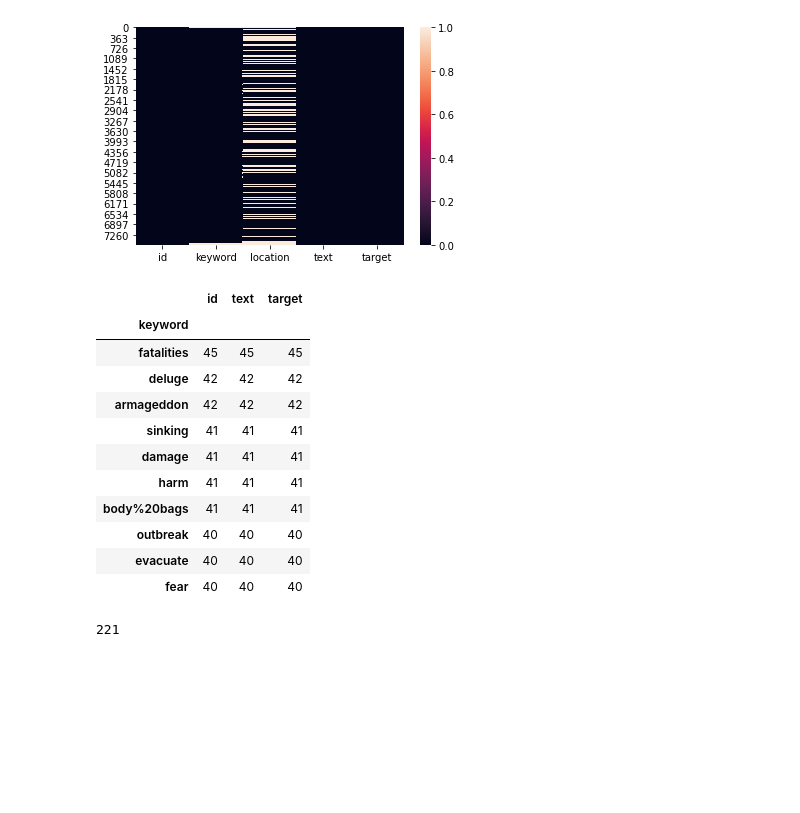
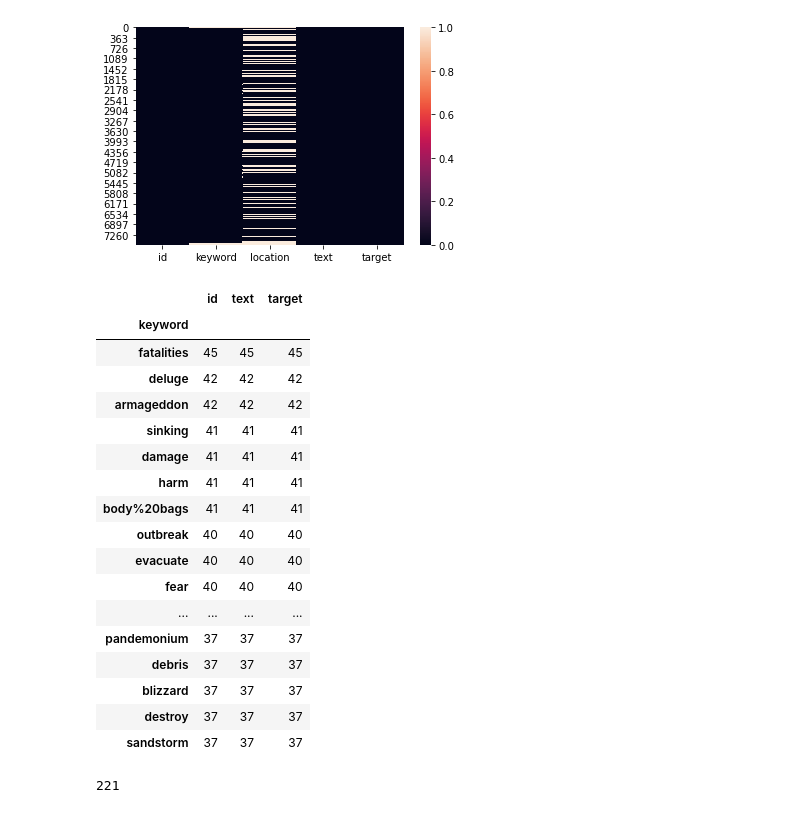
Before and after one commit to Shiska07/Information-Retreval-and-Natural-Language-Processing, a Jupyter notebook: Data-preprocessing-for-NLP-using-normalization.ipynb, the cells around one changed output. Cells and saved outputs as stored; diff of their text form; code cells hidden in the pictures; blank space fills up the shorter version.

```diff
--- a/Data-preprocessing-for-NLP-using-normalization.ipynb
+++ b/Data-preprocessing-for-NLP-using-normalization.ipynb
@@ -103,20 +103,26 @@ df_train.drop(labels = ['location'], axis = 1, inplace = True)
 df_test.drop(labels = ['location'], axis = 1, inplace = True)
 # %%
 # to deal with missing values in 'keyword' let's look at the mst common keywords
-df_train.groupby('keyword').count().sort_values(by = 'target', ascending = False).head(10)
+df_train.groupby('keyword').count().sort_values(by = 'target', ascending = False).head(20)
 # %% [output]
 |  | id | text | target |
 | keyword |  |  |  |
 | fatalities | 45 | 45 | 45 |
 | deluge | 42 | 42 | 42 |
 | armageddon | 42 | 42 | 42 |
 | sinking | 41 | 41 | 41 |
 | damage | 41 | 41 | 41 |
 | harm | 41 | 41 | 41 |
 | body%20bags | 41 | 41 | 41 |
 | outbreak | 40 | 40 | 40 |
 | evacuate | 40 | 40 | 40 |
 | fear | 40 | 40 | 40 |
+| ... | ... | ... | ... |
+| pandemonium | 37 | 37 | 37 |
+| debris | 37 | 37 | 37 |
+| blizzard | 37 | 37 | 37 |
+| destroy | 37 | 37 | 37 |
+| sandstorm | 37 | 37 | 37 |
 # %%
 # save keywords as a list but we only want keywords that are not null
 keywords_list = list((df_train[df_train['keyword'].isnull() == False]['keyword']).unique())
```
Also changed, not shown: parts of 11 cells of this notebook.
